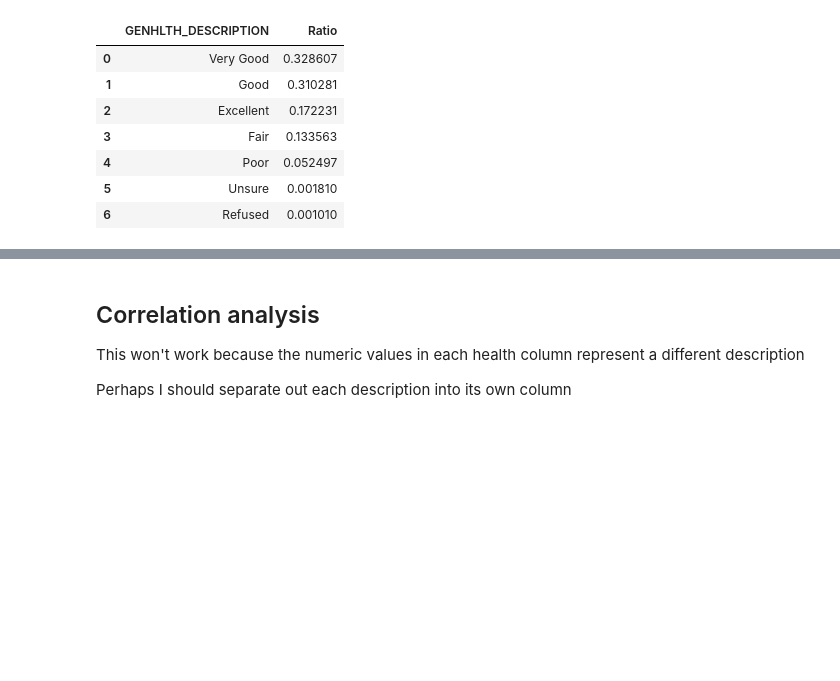
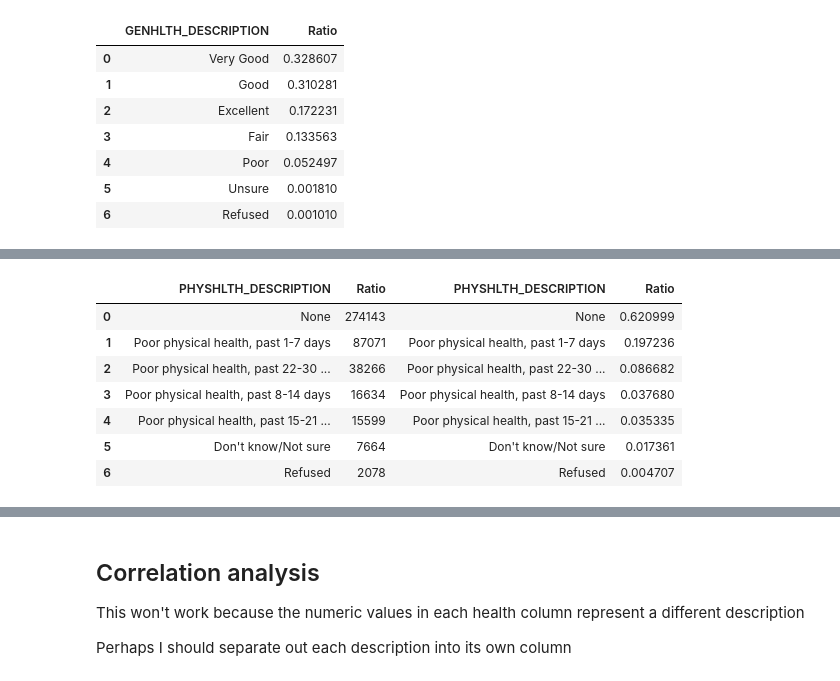
Before and after one commit to veroanalytic/analytics-template, a Jupyter notebook: brfss/brfss-analysis.ipynb, the cells around one changed output, grey strips where cells are left out. Drawn from its saved outputs; the diff is of its cells as text; code cells hidden in the pictures; blank space fills up the shorter version.

```diff
--- a/brfss/brfss-analysis.ipynb
+++ b/brfss/brfss-analysis.ipynb
@@ -332,0 +372,7 @@ df_genhlth
+# %%
+df_phys_sum = pd.DataFrame(df['PHYSHLTH_DESCRIPTION'].value_counts())
+df_phys_sum.reset_index(inplace=True)
+
+df_phys_sum.rename(columns={'PHYSHLTH_DESCRIPTION': 'Ratio'}, inplace=True)
+df_phys_sum.rename(columns={'index': 'PHYSHLTH_DESCRIPTION'}, inplace=True)
+df_phys_sum
@@ -332,0 +388,7 @@ df_genhlth
+# %%
+df_phys_ratio = pd.DataFrame(df['PHYSHLTH_DESCRIPTION'].value_counts() / df['PHYSHLTH_DESCRIPTION'].value_counts().sort_values().sum())
+df_phys_ratio.reset_index(inplace=True)
+
+df_phys_ratio.rename(columns={'PHYSHLTH_DESCRIPTION': 'Ratio'}, inplace=True)
+df_phys_ratio.rename(columns={'index': 'PHYSHLTH_DESCRIPTION'}, inplace=True)
+df_phys_ratio
@@ -332,0 +404,13 @@ df_genhlth
+# %%
+# Concact
+result_concat = pd.concat([df_phys_sum, df_phys_ratio], axis=1, join="inner")
+result_concat
+# %% [output]
+|  | PHYSHLTH_DESCRIPTION | Ratio | PHYSHLTH_DESCRIPTION | Ratio |
+| 0 | None | 274143 | None | 0.620999 |
+| 1 | Poor physical health, past 1-7 days | 87071 | Poor physical health, past 1-7 days | 0.197236 |
+| 2 | Poor physical health, past 22-30 ... | 38266 | Poor physical health, past 22-30 ... | 0.086682 |
+| 3 | Poor physical health, past 8-14 days | 16634 | Poor physical health, past 8-14 days | 0.037680 |
+| 4 | Poor physical health, past 15-21 ... | 15599 | Poor physical health, past 15-21 ... | 0.035335 |
+| 5 | Don't know/Not sure | 7664 | Don't know/Not sure | 0.017361 |
+| 6 | Refused | 2078 | Refused | 0.004707 |
```
Also changed, not shown: parts of 10 cells of this notebook, 2 other files.
